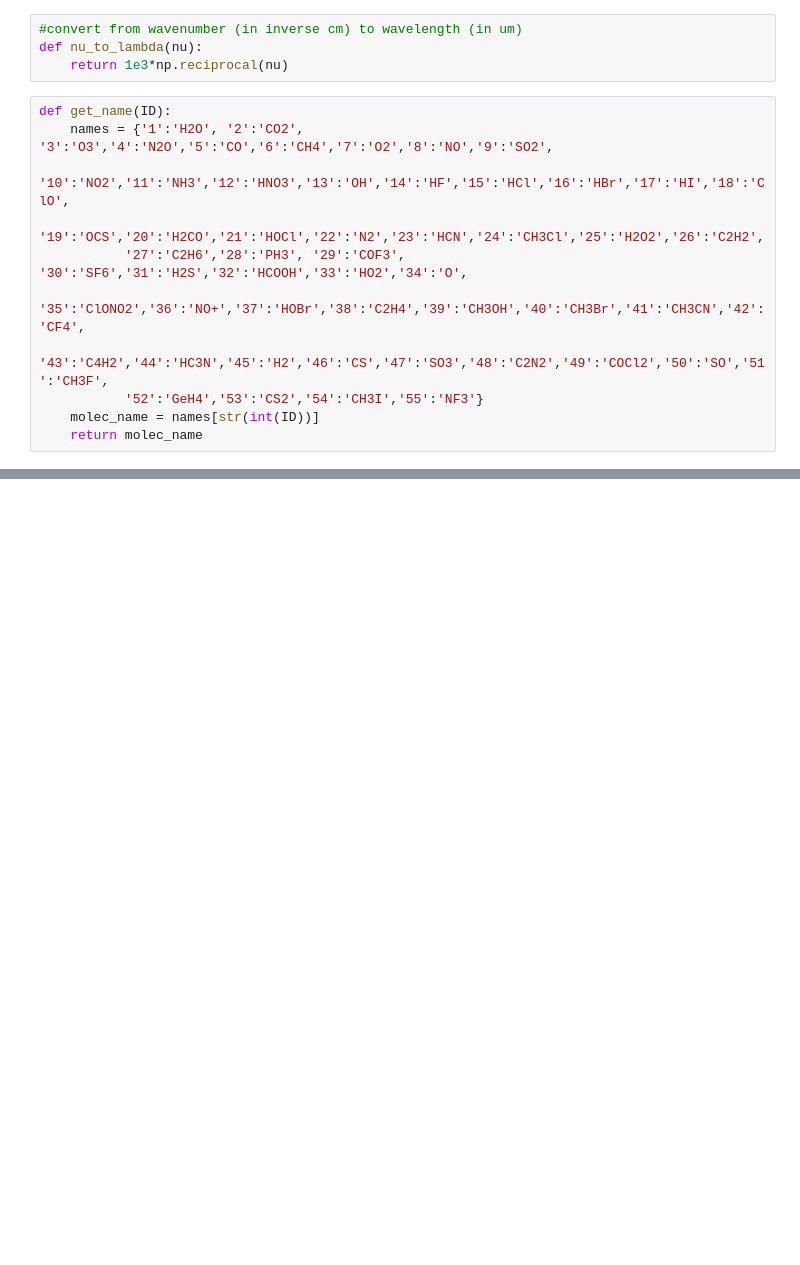
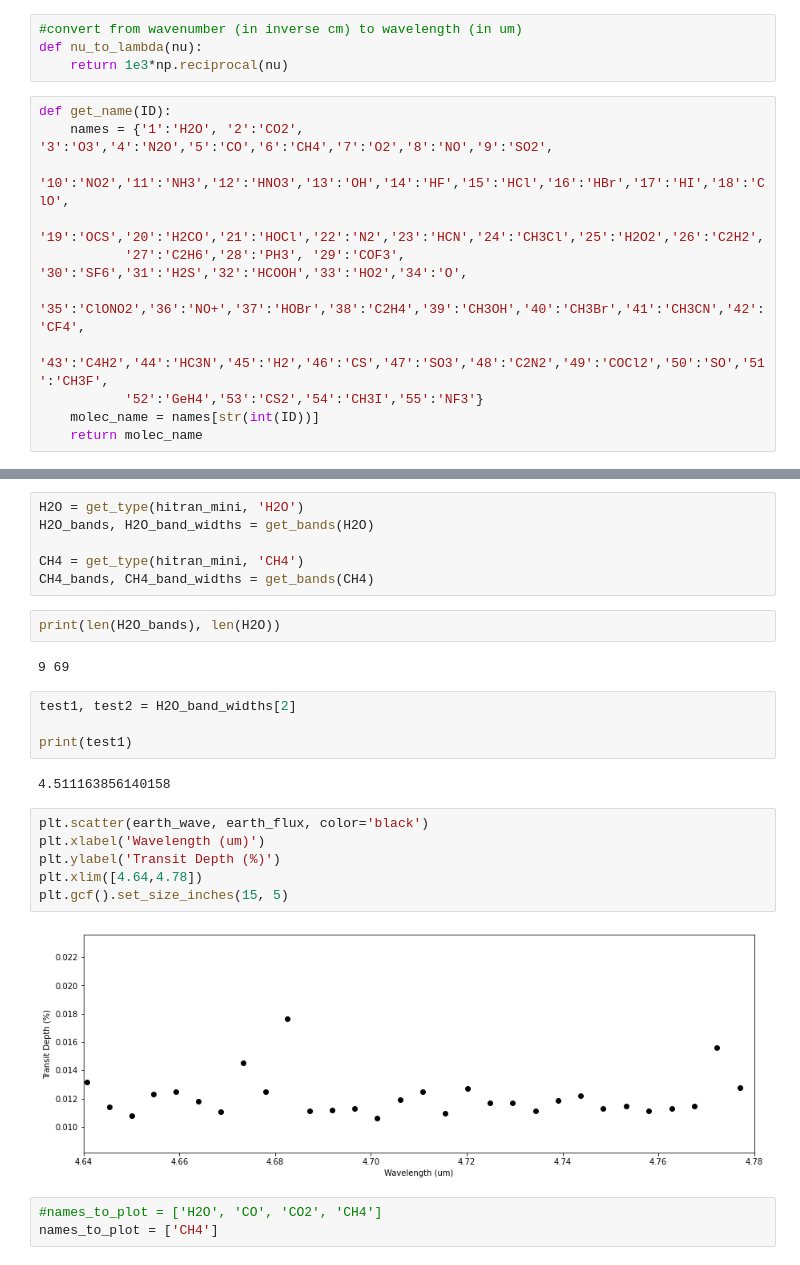
Before and after one commit to saracha413/betelgeuse, a Jupyter notebook: line_labels.ipynb, the cells around one changed output, grey strips where cells are left out. Cells and saved outputs as stored; diff of their text form; blank space fills up the shorter version.

```diff
--- a/line_labels.ipynb
+++ b/line_labels.ipynb
@@ -41,0 +95,27 @@ def get_name(ID):
+# %%
+H2O = get_type(hitran_mini, 'H2O')
+H2O_bands, H2O_band_widths = get_bands(H2O)
+
+CH4 = get_type(hitran_mini, 'CH4')
+CH4_bands, CH4_band_widths = get_bands(CH4)
+# %%
+print(len(H2O_bands), len(H2O))
+# %% [output]
+9 69
+# %%
+test1, test2 = H2O_band_widths[2]
+
+print(test1)
+# %% [output]
+4.511163856140158
+# %%
+plt.scatter(earth_wave, earth_flux, color='black')
+plt.xlabel('Wavelength (um)')
+plt.ylabel('Transit Depth (%)')
+plt.xlim([4.64,4.78])
+plt.gcf().set_size_inches(15, 5)
+# %% [output]
+[figure, added]
+# %%
+#names_to_plot = ['H2O', 'CO', 'CO2', 'CH4']
+names_to_plot = ['CH4']
```
Also changed, not shown: parts of 12 cells of this notebook.
